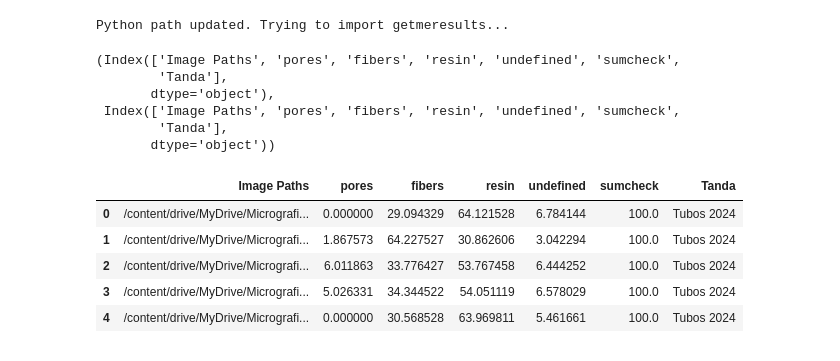
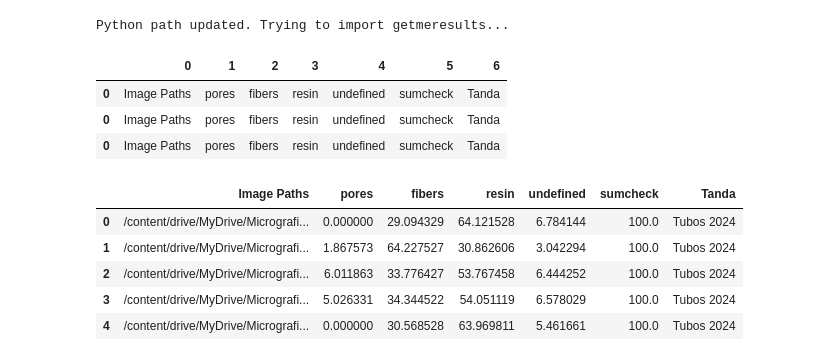
Before and after one commit to ichiP245/micrography-imgpro, a Jupyter notebook: ArchivosEntrega01/AnalisisEntrega01.ipynb, the cells around one changed output. Drawn from its saved outputs; the diff is of its cells as text; code cells hidden in the pictures.

```diff
--- a/ArchivosEntrega01/AnalisisEntrega01.ipynb
+++ b/ArchivosEntrega01/AnalisisEntrega01.ipynb
@@ -28,11 +29,10 @@ df0 = pd.read_csv('/content/micrography-imgpro/ArchivosEntrega01/df_results24.cs
 df2 = pd.read_csv('/content/micrography-imgpro/ArchivosEntrega01/df_results25cercano.csv', index_col=0)
-# %%
-df0.columns, df2.columns
-# %% [output]
-(Index(['Image Paths', 'pores', 'fibers', 'resin', 'undefined', 'sumcheck',
-        'Tanda'],
-       dtype='object'),
- Index(['Image Paths', 'pores', 'fibers', 'resin', 'undefined', 'sumcheck',
-        'Tanda'],
-       dtype='object'))
+# %%
+# Chequeamos que las columnas estan en el orden correcto
+pd.concat([pd.DataFrame(df0.columns).T, pd.DataFrame(df1.columns).T, pd.DataFrame(df2.columns).T])
+# %% [output]
+|  | 0 | 1 | 2 | 3 | 4 | 5 | 6 |
+| 0 | Image Paths | pores | fibers | resin | undefined | sumcheck | Tanda |
+| 0 | Image Paths | pores | fibers | resin | undefined | sumcheck | Tanda |
+| 0 | Image Paths | pores | fibers | resin | undefined | sumcheck | Tanda |
 # %%
```
Also changed, not shown: parts of 9 cells of this notebook.
